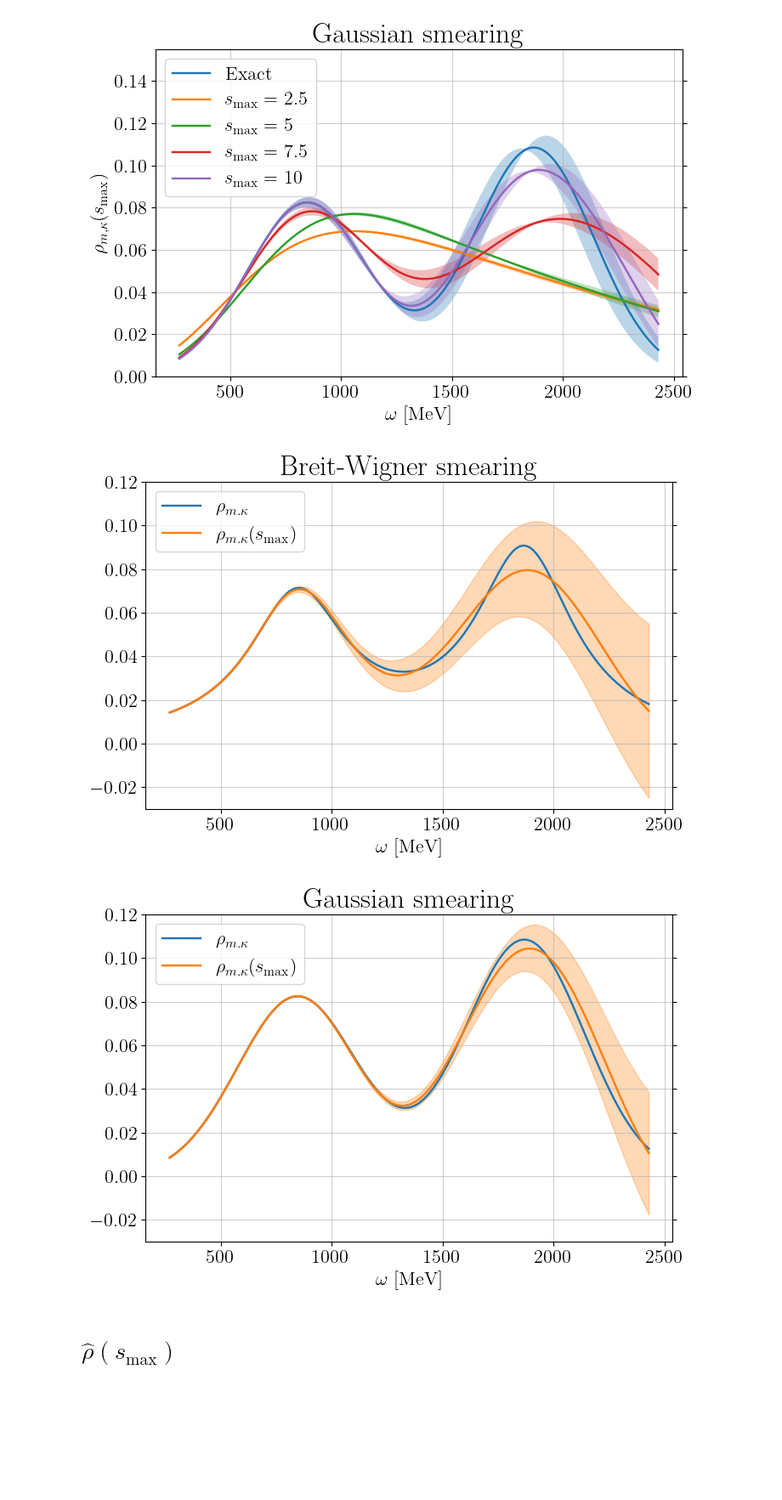
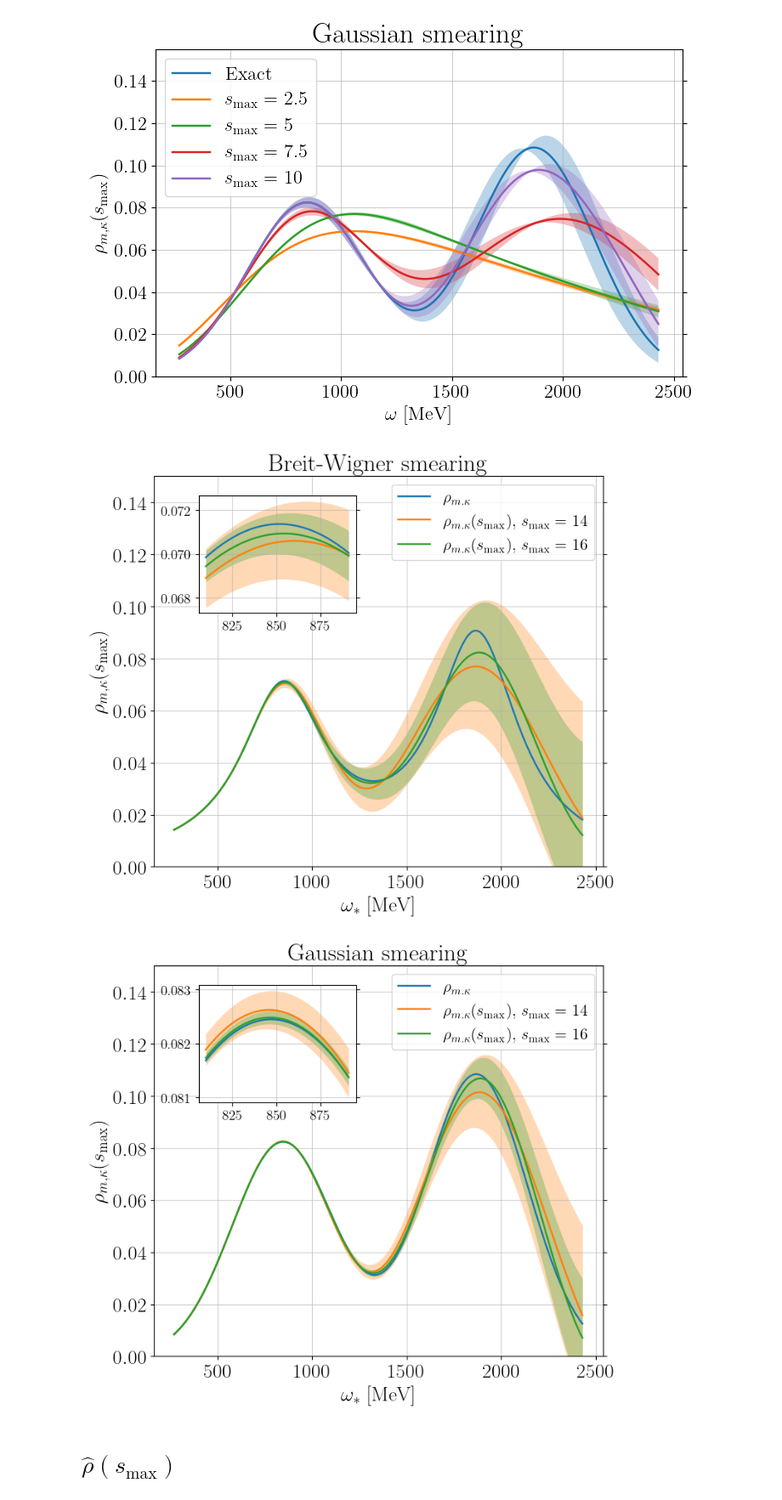
Before and after one commit to DiegoToniolo/Analysis_spectral_densities, a Jupyter notebook: thesis_plot.ipynb, the cells around one changed output. Shown at 85% size. Saved outputs shown, nothing was run; the diff lists cells and outputs as text; code cells hidden in the pictures; blank space fills up the shorter version.

```diff
--- a/thesis_plot.ipynb
+++ b/thesis_plot.ipynb
@@ -258,7 +258,7 @@ cov_m = np.array([[5.70251123e-09, 2.36882975e-07, 6.65745273e-08, 1.50046728e-0
 # %%
 m = 2
 ker = ["Breit-Wigner", "Gaussian"]
-sigma = np.array([0.5, 1.0, 2.0, 3.0])*270*0.065/197.3
+sigma = np.array([0.5, 1.0, 2.0])*270*0.065/197.3
 w = np.linspace(1, 9, 201)*270*0.065/197.3
 
 rho, err_rho = np.zeros((len(ker), len(sigma), len(w))), np.zeros((len(ker), len(sigma), len(w)))
@@ -324,10 +332,10 @@ for ki in range(len(ker)):
 m = 2
 ker = ["Breit-Wigner", "Gaussian"]
 sigma = 270*0.065/197.3
-s = [+np.inf, 15]
+s = [+np.inf, 14, 16]
 w = np.linspace(1, 9, 201)*270*0.065/197.3
 
-rho, err_rho = np.zeros((len(ker), len(s), len(w))), np.zeros((len(ker), len(w)))
+rho, err_rho = np.zeros((len(ker), len(s), len(w))), np.zeros((len(ker), len(s), len(w)))
 for ki in range(len(ker)):
     for si in range(len(s)):
         for wi in range(len(w)):
@@ -335,26 +343,50 @@ for ki in range(len(ker)):
                 rho[ki, si, wi] = SD_2exp.rho(w[wi], m, par, cov, ker[ki], sigma)[0]
             else:
                 rho[ki, si, wi] = rho_mellin(w[wi], par, s[si], m, cov, +np.inf, ker=ker[ki], sigma=sigma)[0]
-                err_rho[ki, wi] = bound_smax(w[wi], s[si], m, par, cov, ker[ki], sigma, +np.inf)[0]
+                err_rho[ki, si, wi] = bound_smax(w[wi], s[si], m, par, cov, ker[ki], sigma, +np.inf)[0]
+# %%
+w = np.linspace(3, 3.3, 201)*270*0.065/197.3
+
+rho_zoom, err_rho_zoom = np.zeros((len(ker), len(s), len(w))), np.zeros((len(ker), len(s), len(w)))
+for ki in range(len(ker)):
+    for si in range(len(s)):
+        for wi in range(len(w)):
+            if s[si] == +np.inf:
+                rho_zoom[ki, si, wi] = SD_2exp.rho(w[wi], m, par, cov, ker[ki], sigma)[0]
+            else:
+                rho_zoom[ki, si, wi] = rho_mellin(w[wi], par, s[si], m, cov, +np.inf, ker=ker[ki], sigma=sigma)[0]
+                err_rho_zoom[ki, si, wi] = bound_smax(w[wi], s[si], m, par, cov, ker[ki], sigma, +np.inf)[0]
 # %%
 for ki in range(len(ker)):
+    plt.figure(figsize=(8,7))
+    w = np.linspace(1, 9, 201)*270*0.065/197.3
     for si in range(len(s)):
         if s[si] == +np.inf:
             plt.plot(w/0.065*197.3, rho[ki, si, :], label = r"$\rho_{m. \kappa}$")
         else:
-            line, = plt.plot(w/0.065*197.3, rho[ki, si, :], label = r"$\rho_{m. \kappa}(s_\mathrm{max})$")
-            plt.fill_between(w/0.065*197.3, rho[ki, si, :]-err_rho[ki, :], rho[ki, si, :]+err_rho[ki, :], alpha = 0.3, color = line.get_color())
-    plt.legend()
-    plt.xlabel(r"$\omega$ [MeV]")
-    #plt.ylabel(r"$\hat{\rho}_{m, \kappa}(s_\mathrm{max})$")
+            line, = plt.plot(w/0.065*197.3, rho[ki, si, :], label = r"$\rho_{m. \kappa}(s_\mathrm{max})$, $s_\mathrm{max} = \,\,$"+r"${}$".format(s[si]))
+            plt.fill_between(w/0.065*197.3, rho[ki, si, :]-err_rho[ki, si, :], rho[ki, si, :]+err_rho[ki, si, :], alpha = 0.3, color = line.get_color(), linewidth=0)
+    plt.legend(loc="upper right", fontsize = 16)
+    plt.xlabel(r"$\omega_*$ [MeV]")
+    plt.ylabel(r"$\rho_{m, \kappa}(s_\mathrm{max})$")
     plt.title(ker[ki] + " smearing", fontsize = 24)
     #plt.tight_layout()
     #b, t = plt.ylim()
-    plt.ylim(-0.03, 0.12)
+    plt.ylim(0, 0.15)
+    ax = plt.gca()
+    ins = ax.inset_axes([0.1, 0.65, 0.35, 0.3])
+    w = np.linspace(3, 3.3, 201)*270*0.065/197.3
+    for si in range(len(s)):
+        if s[si] == +np.inf:
+            ins.plot(w/0.065*197.3, rho_zoom[ki, si, :], label = r"$\rho_{m. \kappa}$")
+        else:
+            line, = ins.plot(w/0.065*197.3, rho_zoom[ki, si, :])
+            ins.fill_between(w/0.065*197.3, rho_zoom[ki, si, :]-err_rho_zoom[ki, si, :], rho_zoom[ki, si, :]+err_rho_zoom[ki, si, :], alpha = 0.3, color = line.get_color(), linewidth=0)
+    ins.tick_params(axis='both', which='major', labelsize=14)
     plt.show()
 # %% [output]
-[figure, old version]
+[figure, new version]
-[figure, old version]
+[figure, new version]
 # %% [markdown]
 # $\hat\rho(s_\mathrm{max})$
 # %%
```
Also changed, not shown: parts of 8 cells of this notebook, 3 other files.
